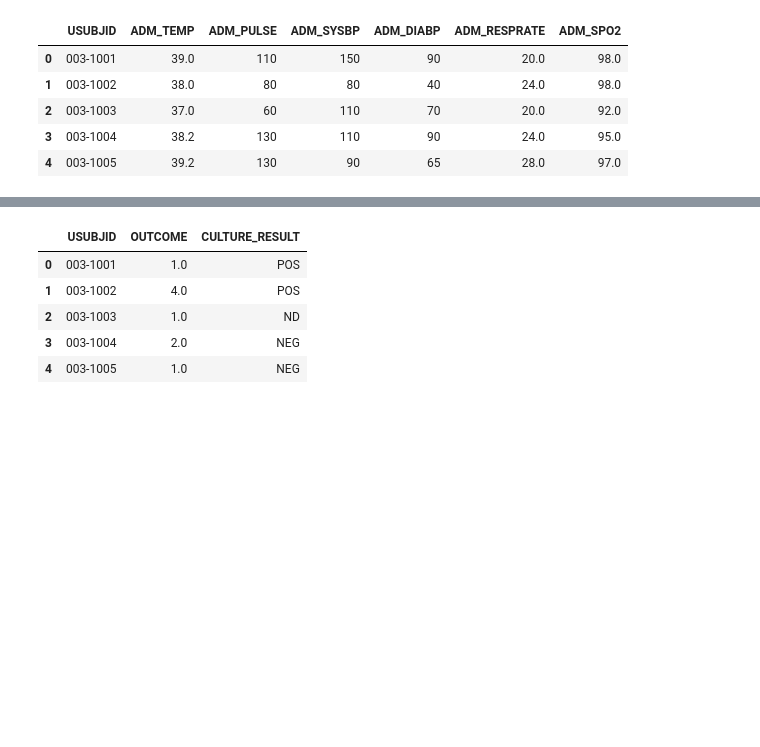
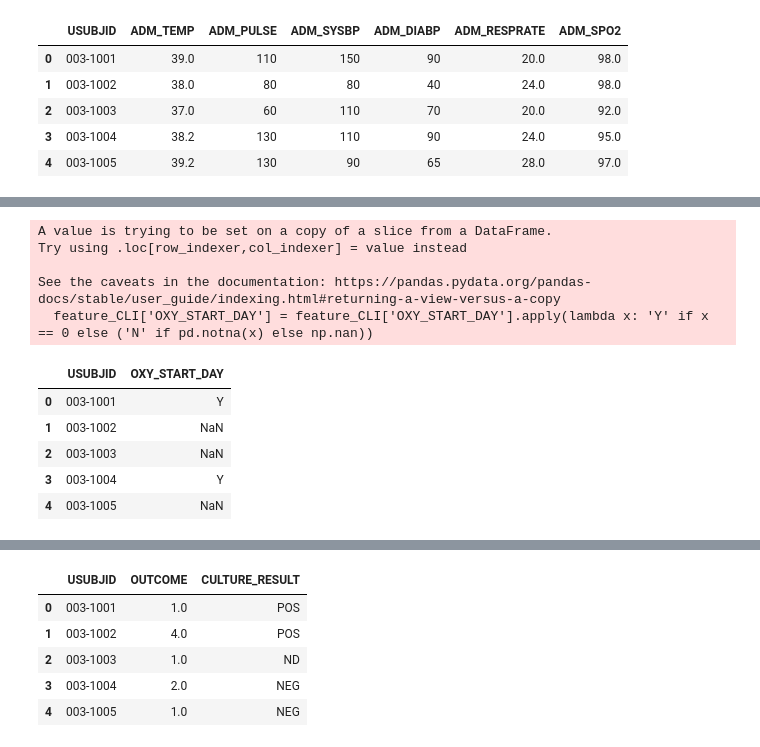
Before and after one commit to patelkayla6/sepsis-dissertation, a Jupyter notebook: codes/preprocess.ipynb, the cells around one changed output, grey strips where cells are left out. Drawn from its saved outputs; the diff is of its cells as text; code cells hidden in the pictures; blank space fills up the shorter version.

```diff
--- a/codes/preprocess.ipynb
+++ b/codes/preprocess.ipynb
@@ -52,0 +119,19 @@ feature_ES.head()
+# %%
+CLI = pd.read_excel(excel_data, 'CLI')
+# Only remain the following columns: USUBJID, OXY_START_DAY
+feature_CLI = CLI[['USUBJID', 'OXY_START_DAY']]
+# For OXY_START_DAY, replace 0 with 'Y' and other values with 'N' (excluding nan)
+feature_CLI['OXY_START_DAY'] = feature_CLI['OXY_START_DAY'].apply(lambda x: 'Y' if x == 0 else ('N' if pd.notna(x) else np.nan))
+feature_CLI.head()
+# %% [output]
+A value is trying to be set on a copy of a slice from a DataFrame.
+Try using .loc[row_indexer,col_indexer] = value instead
+
+See the caveats in the documentation: https://pandas.pydata.org/pandas-docs/stable/user_guide/indexing.html#returning-a-view-versus-a-copy
+  feature_CLI['OXY_START_DAY'] = feature_CLI['OXY_START_DAY'].apply(lambda x: 'Y' if x == 0 else ('N' if pd.notna(x) else np.nan))
+|  | USUBJID | OXY_START_DAY |
+| 0 | 003-1001 | Y |
+| 1 | 003-1002 | NaN |
+| 2 | 003-1003 | NaN |
+| 3 | 003-1004 | Y |
+| 4 | 003-1005 | NaN |
```
Also changed, not shown: parts of 15 cells of this notebook, 1 other file.
